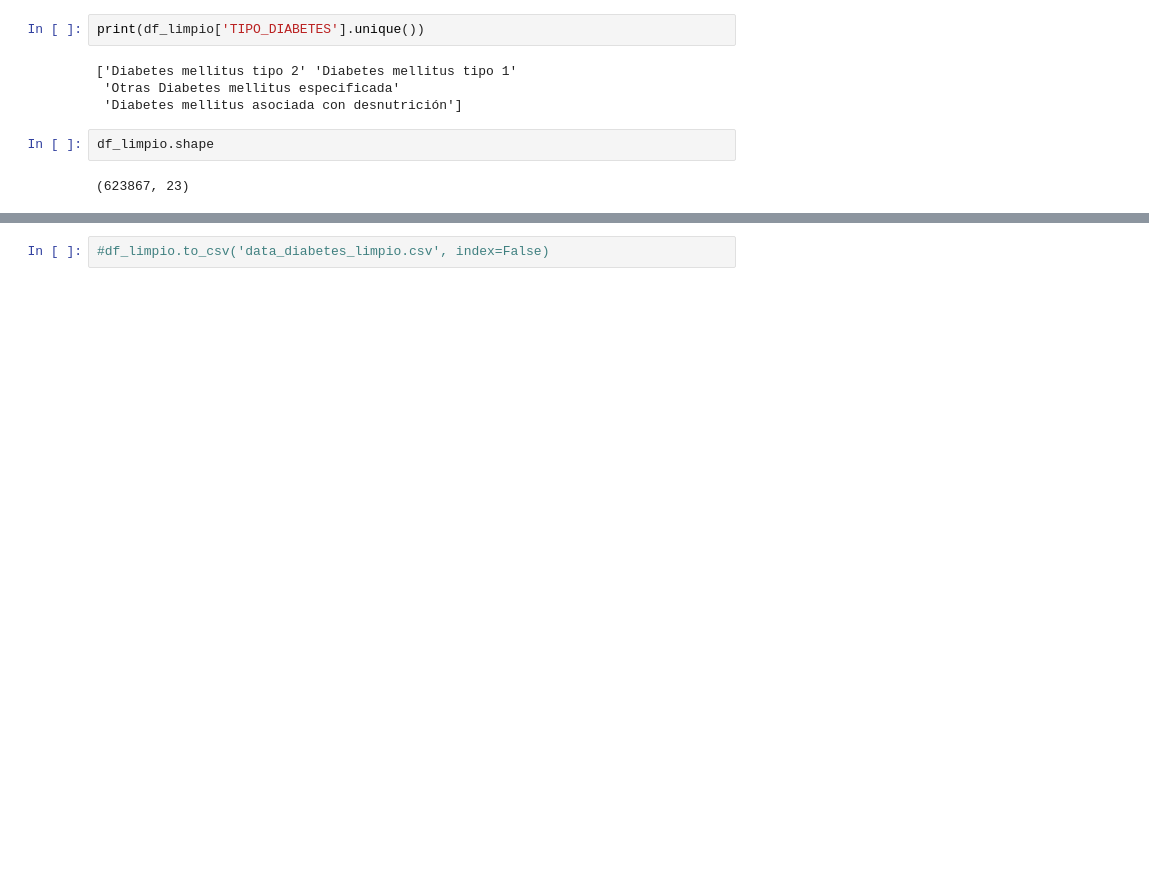
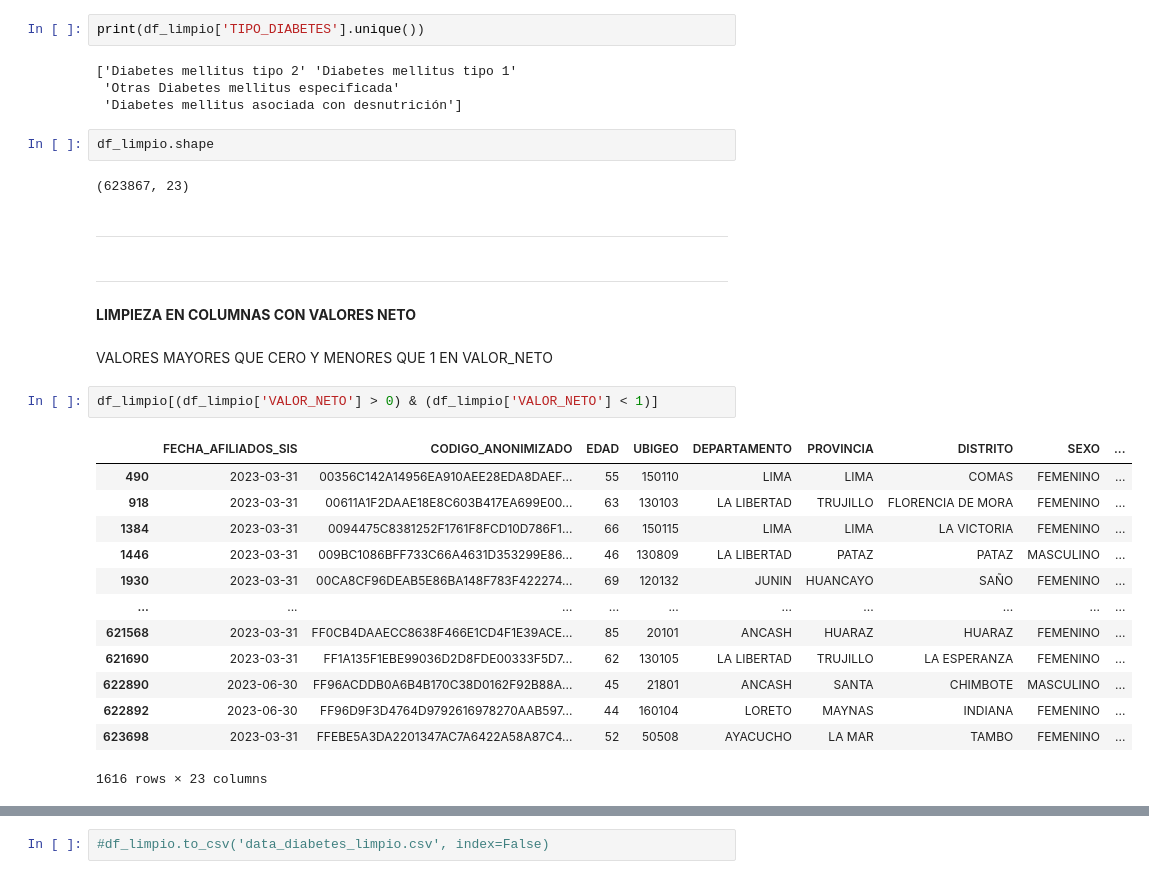
Before and after one commit to Sergius-DS/elecciOn_datasets, a Jupyter notebook: data_diabetes_Lat_Longitud.ipynb, the cells around one changed output, grey strips where cells are left out. Drawn from its saved outputs; the diff is of its cells as text; blank space fills up the shorter version.

```diff
--- a/data_diabetes_Lat_Longitud.ipynb
+++ b/data_diabetes_Lat_Longitud.ipynb
@@ -349,3 +349,31 @@ print(df_limpio['TIPO_DIABETES'].unique())
 df_limpio.shape
 # %% [output]
 (623867, 23)
+# %% [markdown]
+
+
+---
+# %% [markdown]
+
+
+---
+# %% [markdown]
+**LIMPIEZA EN COLUMNAS CON VALORES NETO**
+# %% [markdown]
+VALORES MAYORES QUE CERO Y MENORES QUE 1 EN VALOR_NETO
+# %%
+df_limpio[(df_limpio['VALOR_NETO'] > 0) & (df_limpio['VALOR_NETO'] < 1)]
+# %% [output]
+|  | FECHA_AFILIADOS_SIS | CODIGO_ANONIMIZADO | EDAD | UBIGEO | DEPARTAMENTO | PROVINCIA | DISTRITO | SEXO | ... |
+| 490 | 2023-03-31 | 00356C142A14956EA910AEE28EDA8DAEF... | 55 | 150110 | LIMA | LIMA | COMAS | FEMENINO | ... |
+| 918 | 2023-03-31 | 00611A1F2DAAE18E8C603B417EA699E00... | 63 | 130103 | LA LIBERTAD | TRUJILLO | FLORENCIA DE MORA | FEMENINO | ... |
+| 1384 | 2023-03-31 | 0094475C8381252F1761F8FCD10D786F1... | 66 | 150115 | LIMA | LIMA | LA VICTORIA | FEMENINO | ... |
+| 1446 | 2023-03-31 | 009BC1086BFF733C66A4631D353299E86... | 46 | 130809 | LA LIBERTAD | PATAZ | PATAZ | MASCULINO | ... |
+| 1930 | 2023-03-31 | 00CA8CF96DEAB5E86BA148F783F422274... | 69 | 120132 | JUNIN | HUANCAYO | SAÑO | FEMENINO | ... |
+| ... | ... | ... | ... | ... | ... | ... | ... | ... | ... |
+| 621568 | 2023-03-31 | FF0CB4DAAECC8638F466E1CD4F1E39ACE... | 85 | 20101 | ANCASH | HUARAZ | HUARAZ | FEMENINO | ... |
+| 621690 | 2023-03-31 | FF1A135F1EBE99036D2D8FDE00333F5D7... | 62 | 130105 | LA LIBERTAD | TRUJILLO | LA ESPERANZA | FEMENINO | ... |
+| 622890 | 2023-06-30 | FF96ACDDB0A6B4B170C38D0162F92B88A... | 45 | 21801 | ANCASH | SANTA | CHIMBOTE | MASCULINO | ... |
+| 622892 | 2023-06-30 | FF96D9F3D4764D9792616978270AAB597... | 44 | 160104 | LORETO | MAYNAS | INDIANA | FEMENINO | ... |
+| 623698 | 2023-03-31 | FFEBE5A3DA2201347AC7A6422A58A87C4... | 52 | 50508 | AYACUCHO | LA MAR | TAMBO | FEMENINO | ... |
+1616 rows × 23 columns
```
Also changed, not shown: parts of 15 cells of this notebook.
